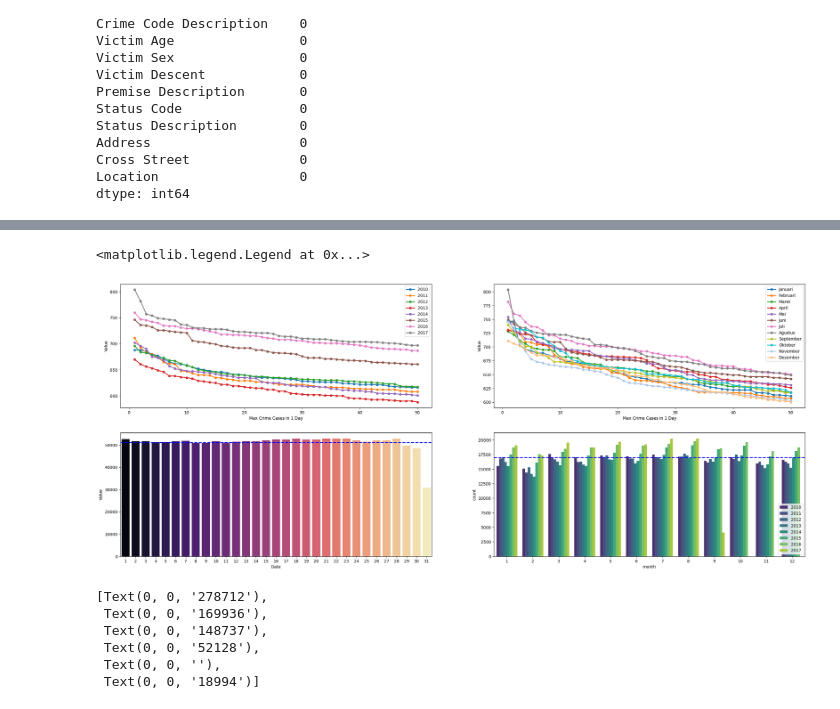
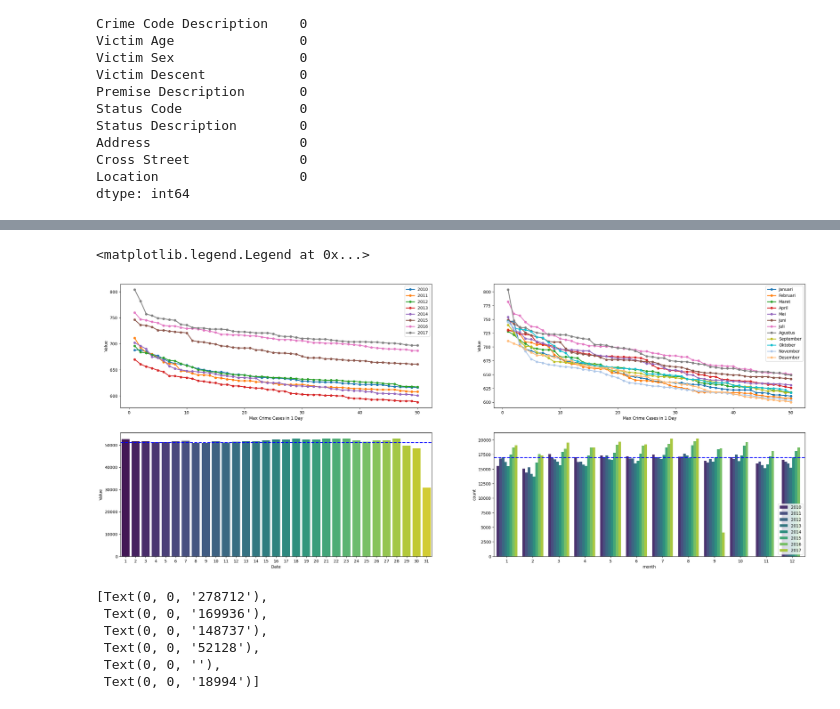
Before and after one commit to TeddyDharma/Crime-in-Los-Angeles, a Jupyter notebook: analytics.ipynb, the cells around one changed output, grey strips where cells are left out. Drawn from its saved outputs; the diff is of its cells as text; code cells hidden in the pictures.

```diff
--- a/analytics.ipynb
+++ b/analytics.ipynb
@@ -221,35 +221,35 @@ for idx, (count, year) in enumerate(zip(get_count_per_month, years)):
     ax[0, 1].plot([x for x in range(1, 51)], count, label = year, marker='o',
      linewidth=2, markersize=5, color = colors[idx])
 ax[0, 1].legend()
 ax[0, 1].set_xlabel("Max Crime Cases in 1 Day")
 ax[0, 1].set_ylabel("Value")
 
 
 # plotting pie chart dengan diatas tapi gunakana date
 data_grouped = data_cleaned.groupby(["date"]).size().reset_index(name = "count")
 data_grouped['date'] = data_grouped['date'].astype(str)
 # counts, labels = counts_per_date(data_grouped)
-sns.barplot(data=data_grouped, x="date", y="count", palette="magma", ax=ax[1, 0])
+sns.barplot(data=data_grouped, x="date", y="count", palette="viridis", ax=ax[1, 0])
 # sns.kdeplot(data=data_grouped, x="count", ax=ax[1, 0], color='blue', linewidth=2)
 ax[1, 0].set_xlabel("Date")
 ax[1, 0].set_ylabel("Value")
 
 # Menambahkan anotasi pada batang
 
 
 q3_value = data_grouped.quantile(q=0.75, axis=0, numeric_only=True)['count']
 ax[1, 0].axhline(data_grouped['count'].mean(), color='blue', linestyle='--', linewidth=2)
 
 
 
 # plottng barplot dengan x= month dan hue = year
 data_grouped = data_cleaned.groupby(["year", "month"]).size().reset_index(name = "count")
 ax[1, 1] = sns.barplot(data  = data_grouped, x = "month", y = "count", hue = "year", palette ='viridis')
 ax[1, 1].axhline(data_grouped['count'].mean(), color='blue', linestyle='--', linewidth=2)
 ax[1, 1].legend(loc = "lower right")
 # %% [output]
 <matplotlib.legend.Legend at 0x...>
-[figure, old version]
+[figure, new version]
 # %%
 # ax[0, 0]
 fig, ax = plt.subplots( figsize = (30 , 12), nrows= 2, ncols =2)
```
Also changed, not shown: parts of 1 cell of this notebook.
